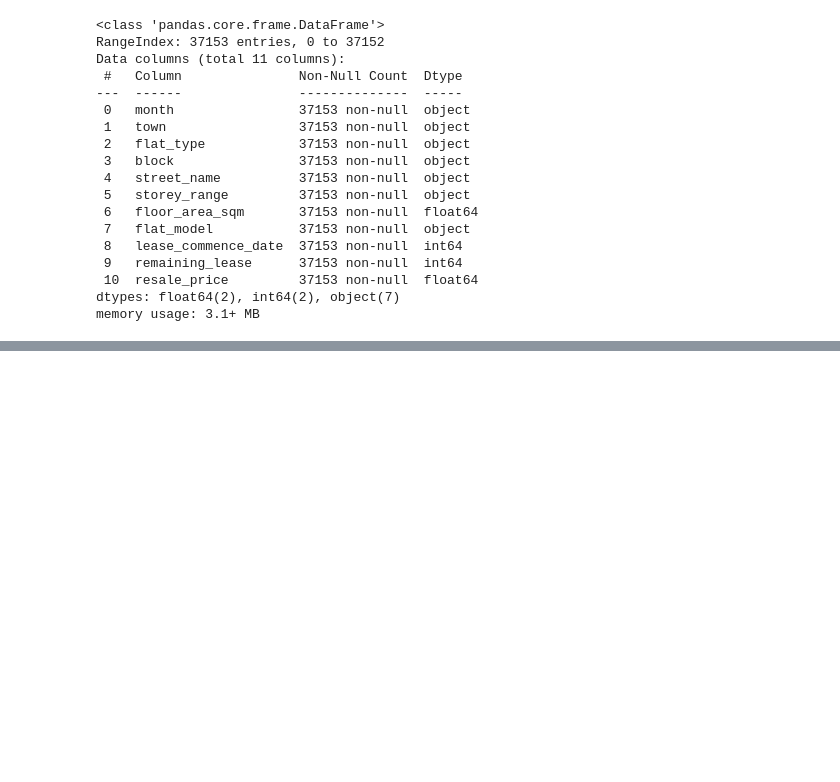
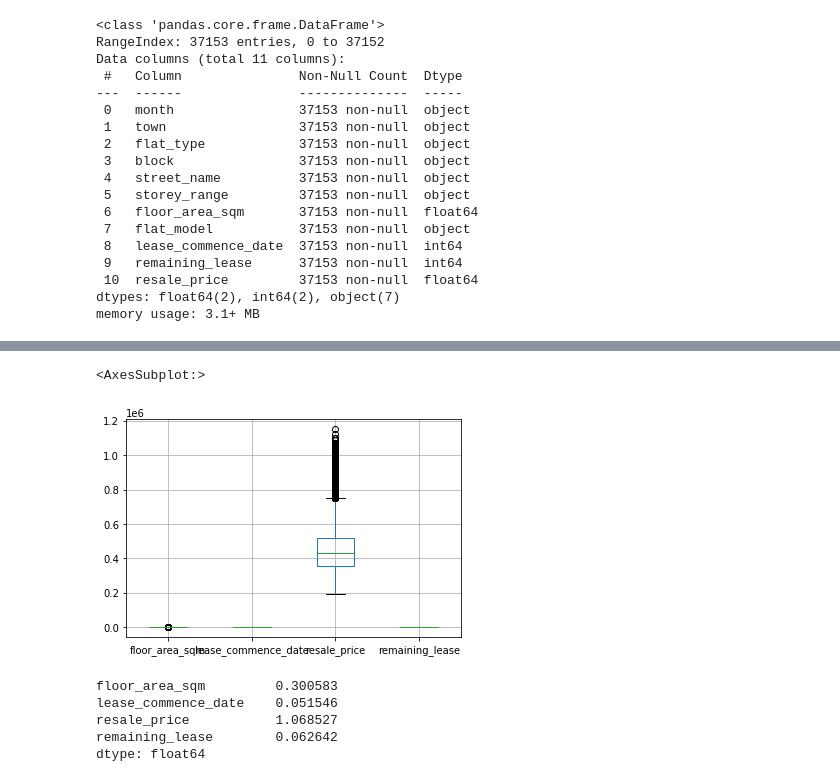
Before and after one commit to JunLongg/hdb-test, a Jupyter notebook: hdb_resale_price_DE.ipynb, the cells around one changed output, grey strips where cells are left out. Saved outputs shown, nothing was run; the diff lists cells and outputs as text; code cells hidden in the pictures; blank space fills up the shorter version.

```diff
--- a/hdb_resale_price_DE.ipynb
+++ b/hdb_resale_price_DE.ipynb
@@ -127,0 +198,13 @@ memory usage: 3.1+ MB
+# %%
+df.boxplot()
+# %% [output]
+<AxesSubplot:>
+[figure, added]
+# %%
+df.skew(skipna=True)
+# %% [output]
+floor_area_sqm         0.300583
+lease_commence_date    0.051546
+resale_price           1.068527
+remaining_lease        0.062642
+dtype: float64
```
Also changed, not shown: parts of 63 cells of this notebook, 7 other files.
